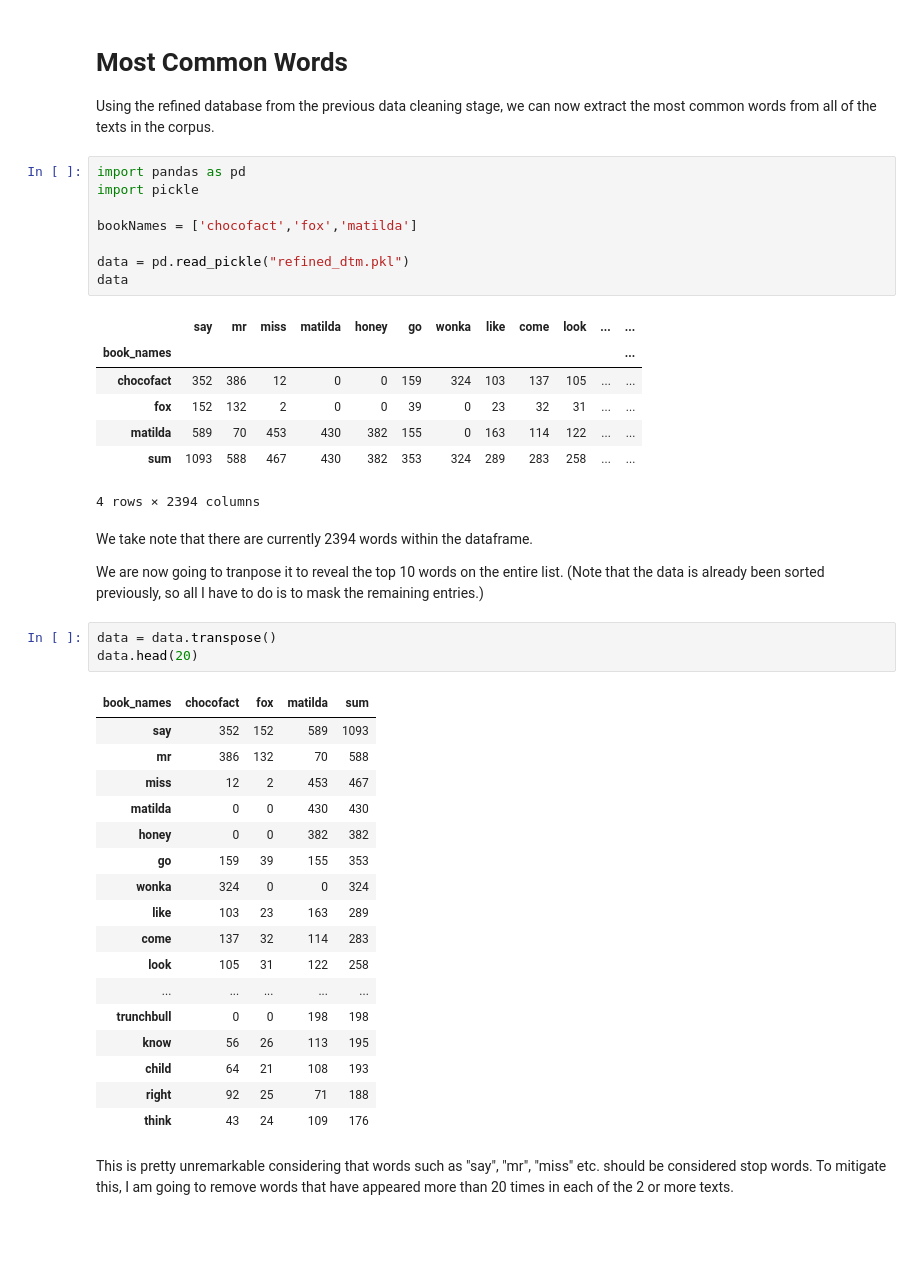
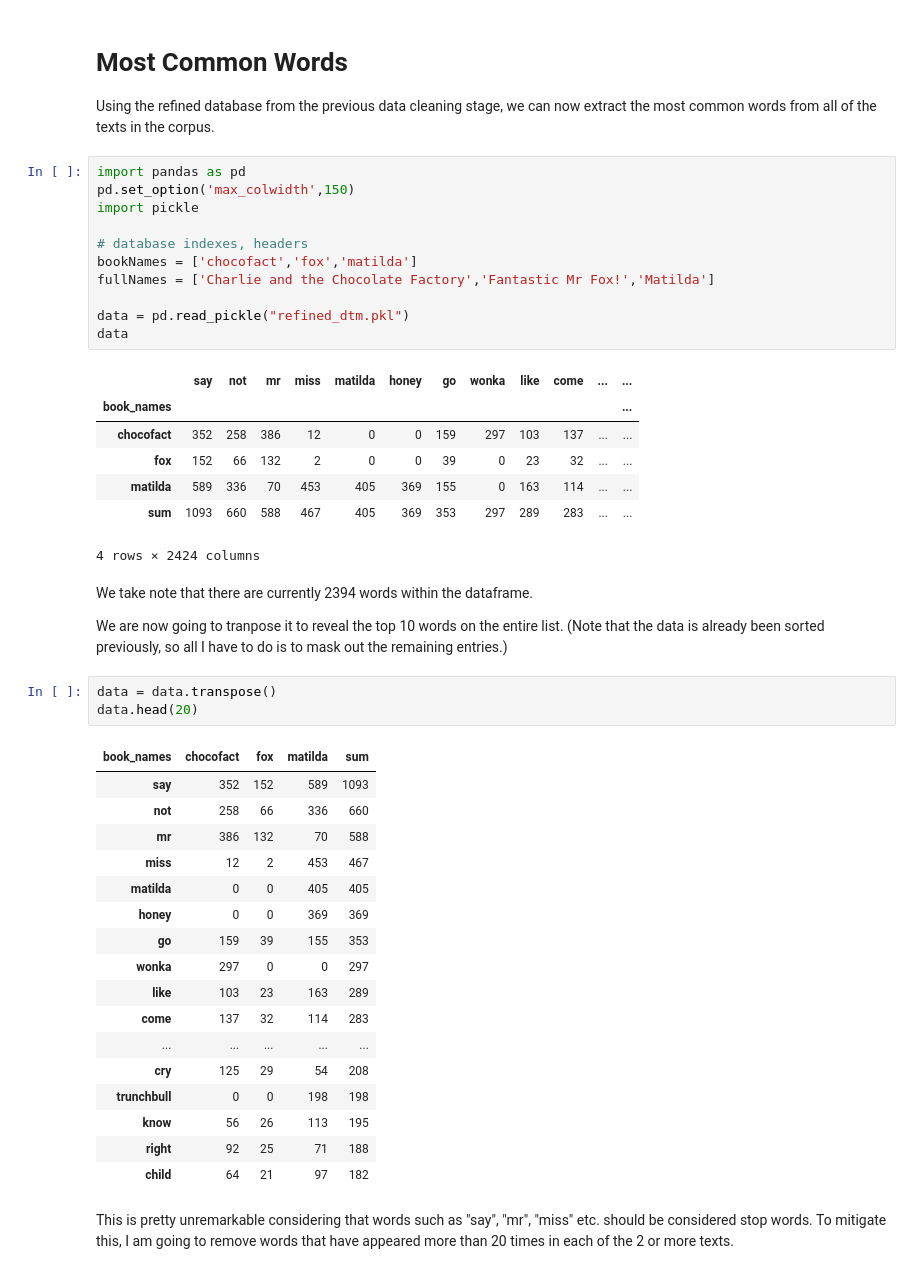
Before and after one commit to cluelesselectrostar/My-Own-NLP-Project, a Jupyter notebook: 2 Exploratory Data Cleaning.ipynb, the cells around one changed output. Saved outputs shown, nothing was run; the diff lists cells and outputs as text; blank space fills up the shorter version.

```diff
--- a/2 Exploratory Data Cleaning.ipynb
+++ b/2 Exploratory Data Cleaning.ipynb
@@ -22,45 +22,48 @@ For text, we are going to find some more **obvious** patterns with EDA before id
 Using the refined database from the previous data cleaning stage, we can now extract the most common words from all of the texts in the corpus.
 # %%
 import pandas as pd
+pd.set_option('max_colwidth',150)
 import pickle
 
+# database indexes, headers
 bookNames = ['chocofact','fox','matilda']
+fullNames = ['Charlie and the Chocolate Factory','Fantastic Mr Fox!','Matilda']
 
 data = pd.read_pickle("refined_dtm.pkl")
 data
 # %% [output]
-|  | say | mr | miss | matilda | honey | go | wonka | like | come | look | ... | ... |
+|  | say | not | mr | miss | matilda | honey | go | wonka | like | come | ... | ... |
 | book_names |  |  |  |  |  |  |  |  |  |  |  | ... |
-| chocofact | 352 | 386 | 12 | 0 | 0 | 159 | 324 | 103 | 137 | 105 | ... | ... |
-| fox | 152 | 132 | 2 | 0 | 0 | 39 | 0 | 23 | 32 | 31 | ... | ... |
-| matilda | 589 | 70 | 453 | 430 | 382 | 155 | 0 | 163 | 114 | 122 | ... | ... |
-| sum | 1093 | 588 | 467 | 430 | 382 | 353 | 324 | 289 | 283 | 258 | ... | ... |
+| chocofact | 352 | 258 | 386 | 12 | 0 | 0 | 159 | 297 | 103 | 137 | ... | ... |
+| fox | 152 | 66 | 132 | 2 | 0 | 0 | 39 | 0 | 23 | 32 | ... | ... |
+| matilda | 589 | 336 | 70 | 453 | 405 | 369 | 155 | 0 | 163 | 114 | ... | ... |
+| sum | 1093 | 660 | 588 | 467 | 405 | 369 | 353 | 297 | 289 | 283 | ... | ... |
-4 rows × 2394 columns
+4 rows × 2424 columns
 # %% [markdown]
 We take note that there are currently 2394 words within the dataframe.
 
-We are now going to tranpose it to reveal the top 10 words on the entire list. (Note that the data is already been sorted previously, so all I have to do is to mask the remaining entries.)
+We are now going to tranpose it to reveal the top 10 words on the entire list. (Note that the data is already been sorted previously, so all I have to do is to mask out the remaining entries.)
 # %%
 data = data.transpose()
 data.head(20)
 # %% [output]
 | book_names | chocofact | fox | matilda | sum |
 | say | 352 | 152 | 589 | 1093 |
+| not | 258 | 66 | 336 | 660 |
 | mr | 386 | 132 | 70 | 588 |
 | miss | 12 | 2 | 453 | 467 |
-| matilda | 0 | 0 | 430 | 430 |
-| honey | 0 | 0 | 382 | 382 |
+| matilda | 0 | 0 | 405 | 405 |
+| honey | 0 | 0 | 369 | 369 |
 | go | 159 | 39 | 155 | 353 |
-| wonka | 324 | 0 | 0 | 324 |
+| wonka | 297 | 0 | 0 | 297 |
 | like | 103 | 23 | 163 | 289 |
 | come | 137 | 32 | 114 | 283 |
-| look | 105 | 31 | 122 | 258 |
 | ... | ... | ... | ... | ... |
+| cry | 125 | 29 | 54 | 208 |
 | trunchbull | 0 | 0 | 198 | 198 |
 | know | 56 | 26 | 113 | 195 |
-| child | 64 | 21 | 108 | 193 |
 | right | 92 | 25 | 71 | 188 |
-| think | 43 | 24 | 109 | 176 |
+| child | 64 | 21 | 97 | 182 |
 # %% [markdown]
 This is pretty unremarkable considering that words such as "say", "mr", "miss" etc. should be considered stop words. To mitigate this, I am going to remove words that have appeared more than 20 times in each of the 2 or more texts.
 # %%
```
Also changed, not shown: parts of 26 cells of this notebook, 8 other files.
